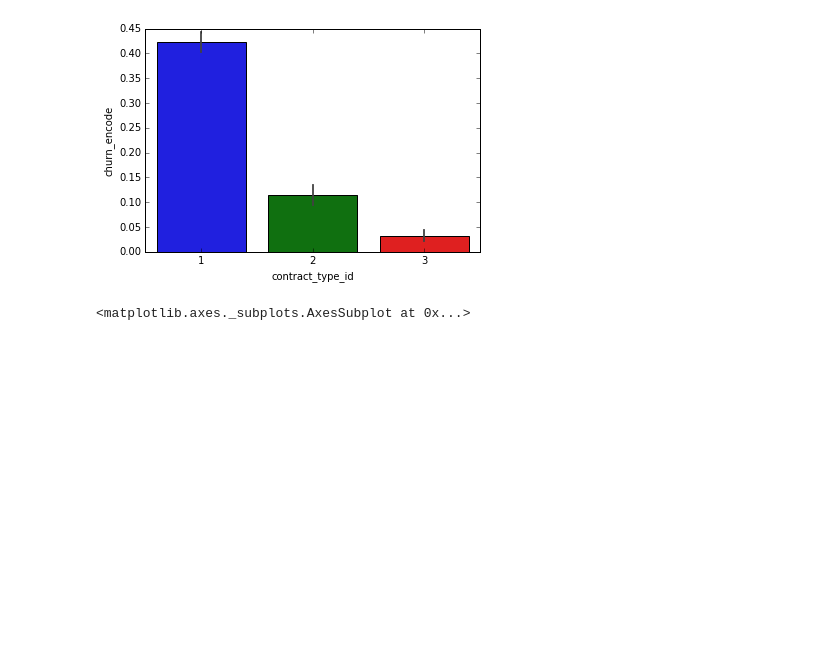
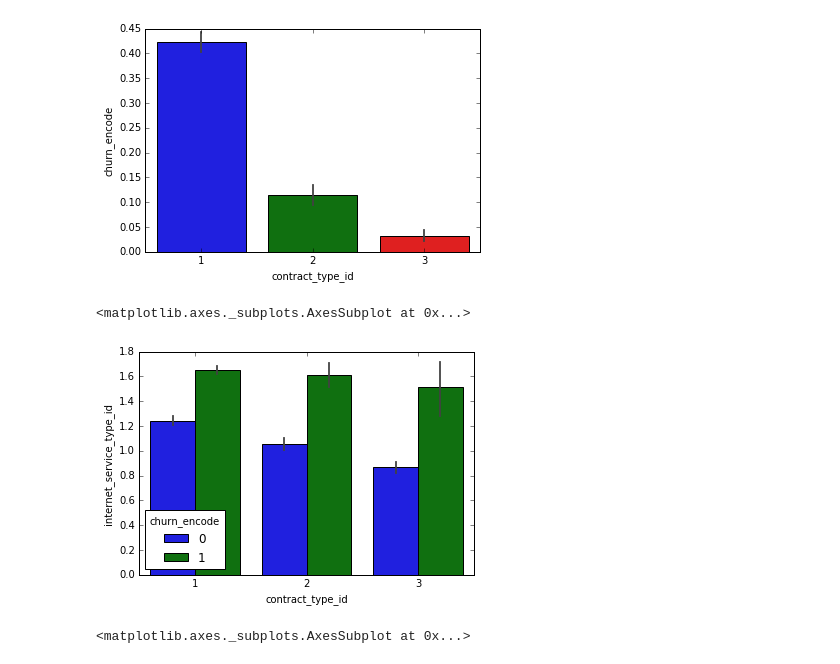
Before and after one commit to telco-norrick-chad/classification_proj_telco, a Jupyter notebook: chad_second.ipynb, the cells around one changed output. Cells and saved outputs as stored; diff of their text form; code cells hidden in the pictures; blank space fills up the shorter version.

```diff
--- a/chad_second.ipynb
+++ b/chad_second.ipynb
@@ -384,6 +384,11 @@ sns.barplot('contract_type_id', 'churn_encode', data=train)
 # %% [output]
 <matplotlib.axes._subplots.AxesSubplot at 0x...>
 [figure]
+# %%
+sns.barplot('contract_type_id','internet_service_type_id', data=train, hue='churn_encode')
+# %% [output]
+<matplotlib.axes._subplots.AxesSubplot at 0x...>
+[figure, added]
 # %%
 sns.barplot('streaming_services', 'churn_encode', data=train)
 # %% [output]
```
